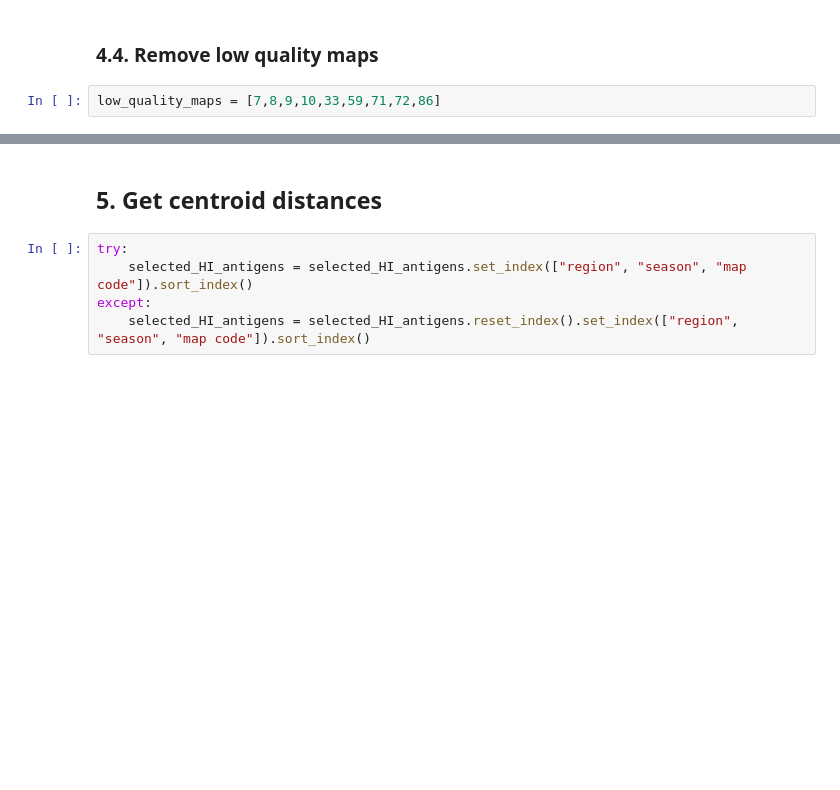
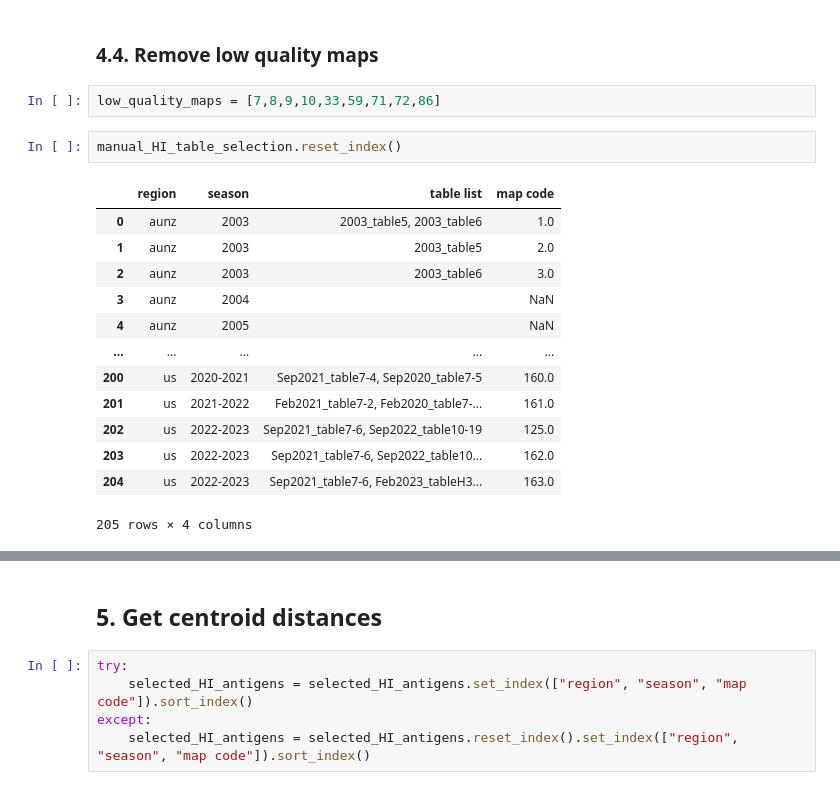
Before and after one commit to AMC-LAEB/later-strain-selection, a Jupyter notebook: notebooks/antigenic_strain_comparison.ipynb, the cells around one changed output, grey strips where cells are left out. Cells and saved outputs as stored; diff of their text form; blank space fills up the shorter version.

```diff
--- a/notebooks/antigenic_strain_comparison.ipynb
+++ b/notebooks/antigenic_strain_comparison.ipynb
@@ -1201,3 +1200,19 @@ with open("../scripts/visualize_antigenic_maps.R", "w") as fw:
 ### 4.4. Remove low quality maps
 # %%
 low_quality_maps = [7,8,9,10,33,59,71,72,86]
+# %%
+manual_HI_table_selection.reset_index()
+# %% [output]
+|  | region | season | table list | map code |
+| 0 | aunz | 2003 | 2003_table5, 2003_table6 | 1.0 |
+| 1 | aunz | 2003 | 2003_table5 | 2.0 |
+| 2 | aunz | 2003 | 2003_table6 | 3.0 |
+| 3 | aunz | 2004 |  | NaN |
+| 4 | aunz | 2005 |  | NaN |
+| ... | ... | ... | ... | ... |
+| 200 | us | 2020-2021 | Sep2021_table7-4, Sep2020_table7-5 | 160.0 |
+| 201 | us | 2021-2022 | Feb2021_table7-2, Feb2020_table7-... | 161.0 |
+| 202 | us | 2022-2023 | Sep2021_table7-6, Sep2022_table10-19 | 125.0 |
+| 203 | us | 2022-2023 | Sep2021_table7-6, Sep2022_table10... | 162.0 |
+| 204 | us | 2022-2023 | Sep2021_table7-6, Feb2023_tableH3... | 163.0 |
+205 rows × 4 columns
```
Also changed, not shown: parts of 3 cells of this notebook, 1 other file.
